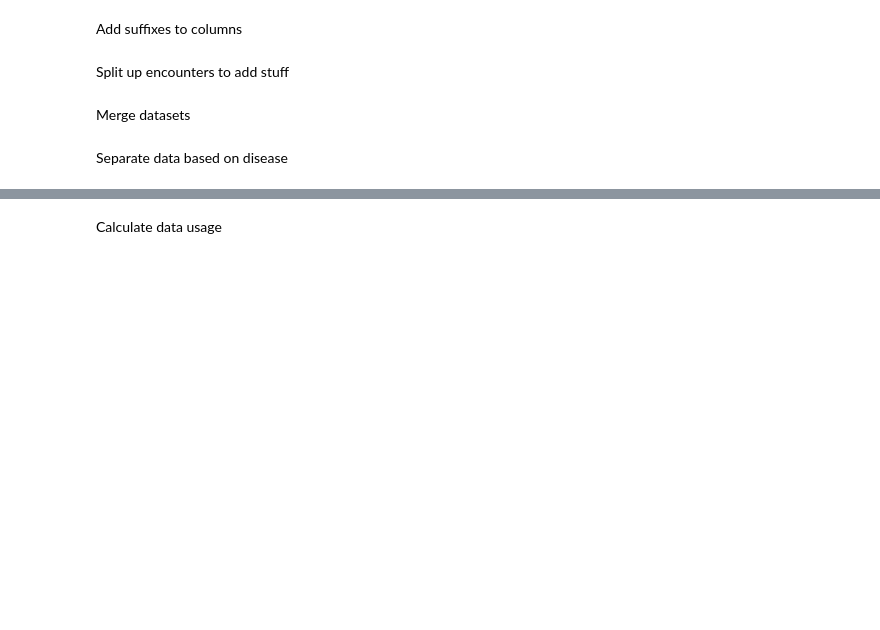
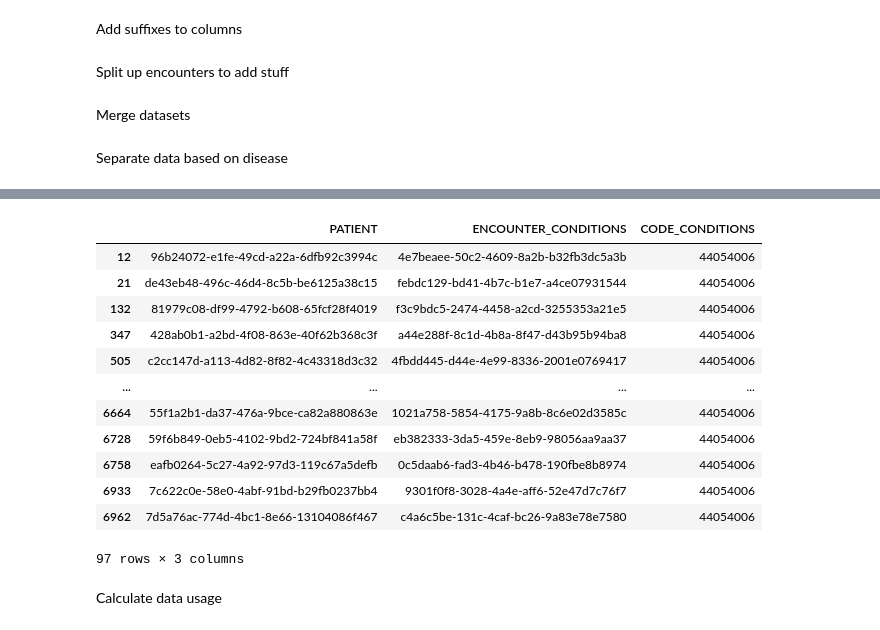
Before and after one commit to esseiple/MedicalBiasJLS, a Jupyter notebook: DataCleaning.ipynb, the cells around one changed output, grey strips where cells are left out. Drawn from its saved outputs; the diff is of its cells as text; code cells hidden in the pictures; blank space fills up the shorter version.

```diff
--- a/DataCleaning.ipynb
+++ b/DataCleaning.ipynb
@@ -126,3 +221,19 @@ Separate data based on disease
+# %%
+conditions_spec
+# %% [output]
+|  | PATIENT | ENCOUNTER_CONDITIONS | CODE_CONDITIONS |
+| 12 | 96b24072-e1fe-49cd-a22a-6dfb92c3994c | 4e7beaee-50c2-4609-8a2b-b32fb3dc5a3b | 44054006 |
+| 21 | de43eb48-496c-46d4-8c5b-be6125a38c15 | febdc129-bd41-4b7c-b1e7-a4ce07931544 | 44054006 |
+| 132 | 81979c08-df99-4792-b608-65fcf28f4019 | f3c9bdc5-2474-4458-a2cd-3255353a21e5 | 44054006 |
+| 347 | 428ab0b1-a2bd-4f08-863e-40f62b368c3f | a44e288f-8c1d-4b8a-8f47-d43b95b94ba8 | 44054006 |
+| 505 | c2cc147d-a113-4d82-8f82-4c43318d3c32 | 4fbdd445-d44e-4e99-8336-2001e0769417 | 44054006 |
+| ... | ... | ... | ... |
+| 6664 | 55f1a2b1-da37-476a-9bce-ca82a880863e | 1021a758-5854-4175-9a8b-8c6e02d3585c | 44054006 |
+| 6728 | 59f6b849-0eb5-4102-9bd2-724bf841a58f | eb382333-3da5-459e-8eb9-98056aa9aa37 | 44054006 |
+| 6758 | eafb0264-5c27-4a92-97d3-119c67a5defb | 0c5daab6-fad3-4b46-b478-190fbe8b8974 | 44054006 |
+| 6933 | 7c622c0e-58e0-4abf-91bd-b29fb0237bb4 | 9301f0f8-3028-4a4e-aff6-52e47d7c76f7 | 44054006 |
+| 6962 | 7d5a76ac-774d-4bc1-8e66-13104086f467 | c4a6c5be-131c-4caf-bc26-9a83e78e7580 | 44054006 |
+97 rows × 3 columns
 # %% [markdown]
 Calculate data usage
 # %%
```
Also changed, not shown: parts of 15 cells of this notebook.
